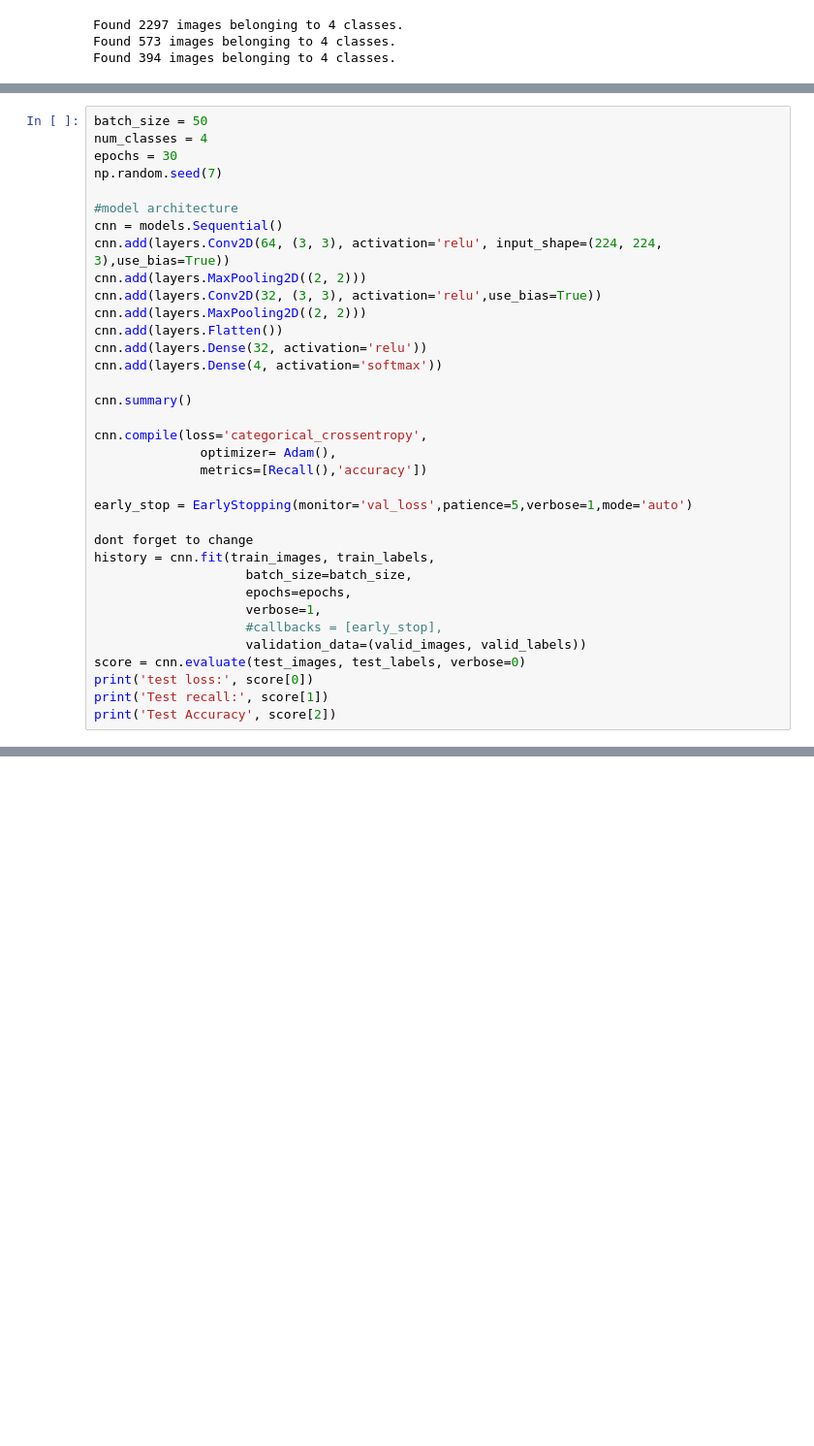
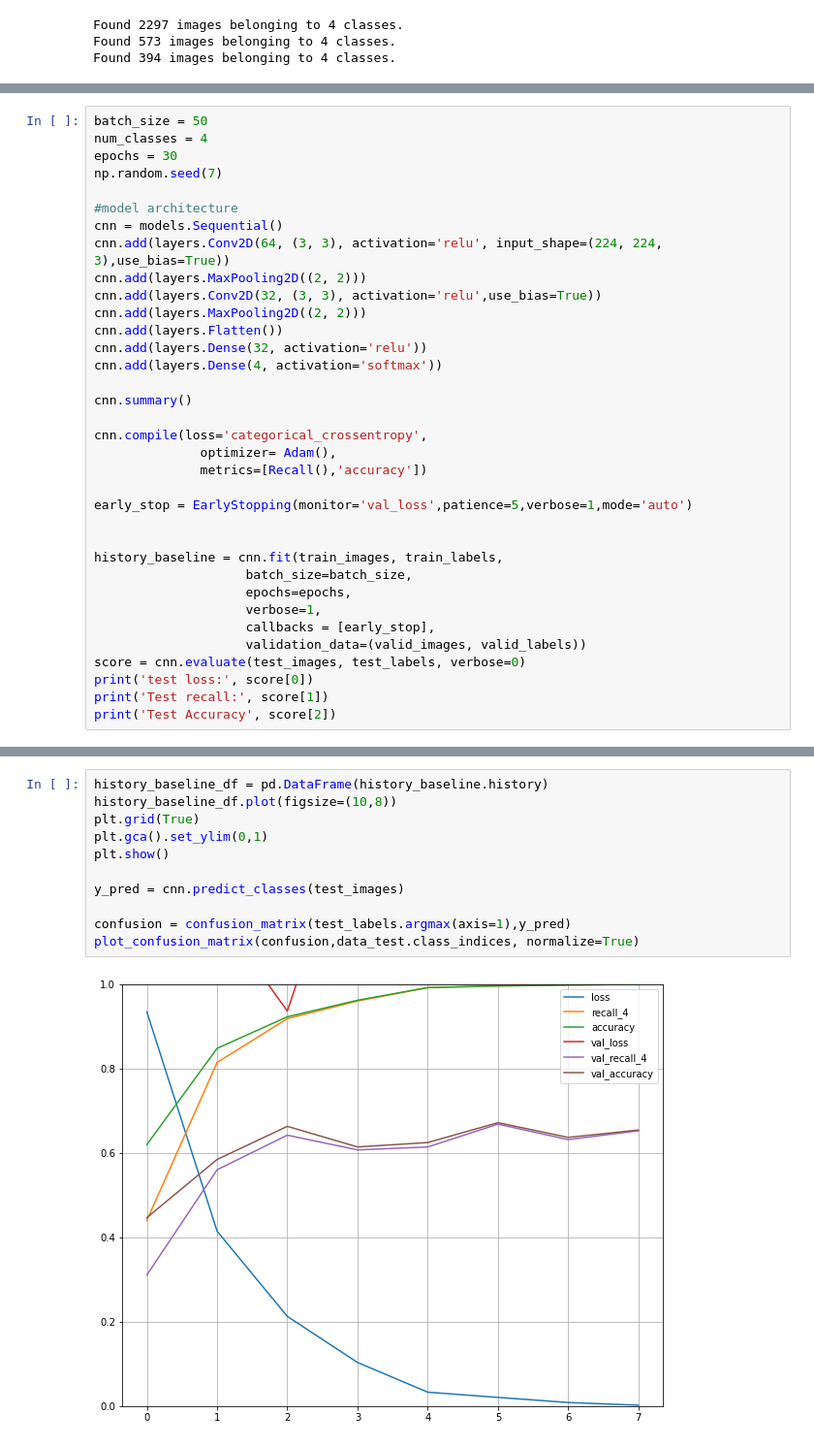
Before and after one commit to Jacobheyman702/Brain_tumor_classifer, a Jupyter notebook: Image_Analysis.ipynb, the cells around one changed output, grey strips where cells are left out. Shown at 97% size. Cells and saved outputs as stored; diff of their text form; blank space fills up the shorter version.

```diff
--- a/Image_Analysis.ipynb
+++ b/Image_Analysis.ipynb
@@ -261,12 +333,12 @@ cnn.compile(loss='categorical_crossentropy',
 
 early_stop = EarlyStopping(monitor='val_loss',patience=5,verbose=1,mode='auto')
 
-dont forget to change
-history = cnn.fit(train_images, train_labels,
+
+history_baseline = cnn.fit(train_images, train_labels,
                     batch_size=batch_size,
                     epochs=epochs,
                     verbose=1,
-                    #callbacks = [early_stop],
+                    callbacks = [early_stop],
                     validation_data=(valid_images, valid_labels))
 score = cnn.evaluate(test_images, test_labels, verbose=0)
 print('test loss:', score[0])
@@ -274,0 +365,13 @@ print('Test Accuracy', score[2])
+# %%
+history_baseline_df = pd.DataFrame(history_baseline.history)
+history_baseline_df.plot(figsize=(10,8))
+plt.grid(True)
+plt.gca().set_ylim(0,1)
+plt.show()
+
+y_pred = cnn.predict_classes(test_images)
+
+confusion = confusion_matrix(test_labels.argmax(axis=1),y_pred)
+plot_confusion_matrix(confusion,data_test.class_indices, normalize=True)
+# %% [output]
+[figure, added]
```
Also changed, not shown: parts of 27 cells of this notebook, 1 other file.
